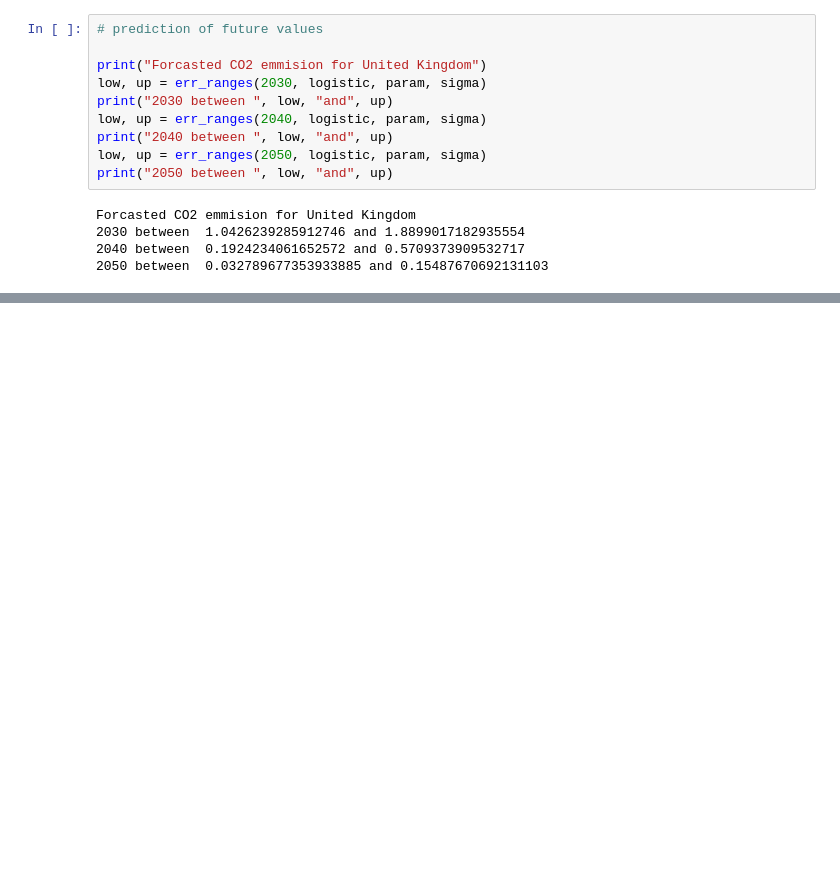
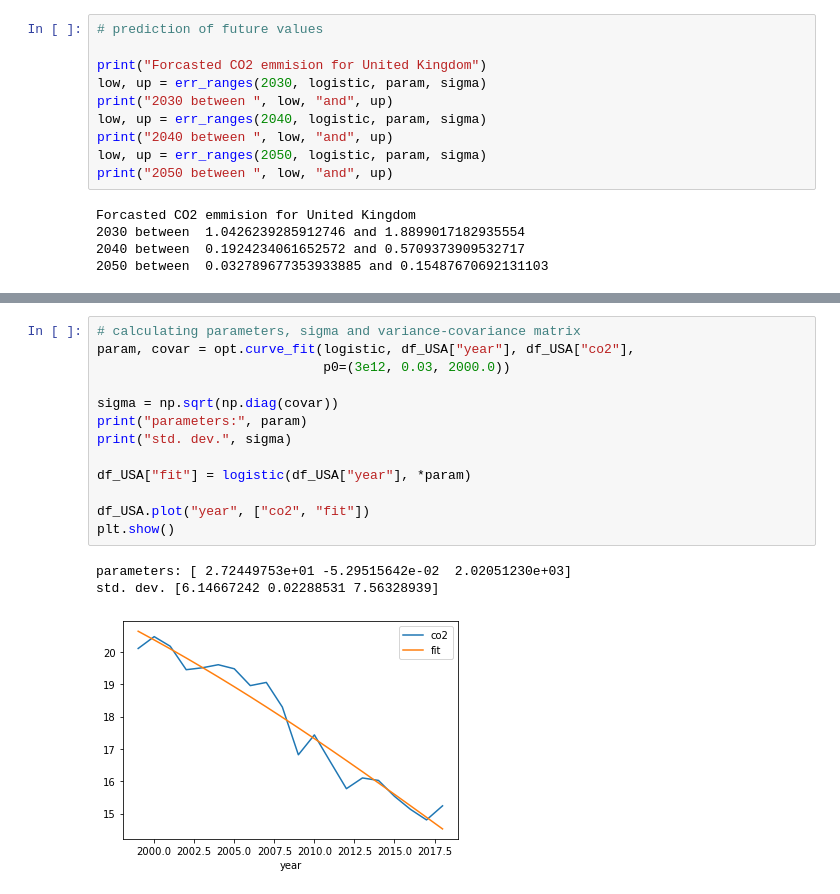
Before and after one commit to aftahee05/ADS1_Assignment3, a Jupyter notebook: Assignment_3.ipynb, the cells around one changed output, grey strips where cells are left out. Saved outputs shown, nothing was run; the diff lists cells and outputs as text; blank space fills up the shorter version.

```diff
--- a/Assignment_3.ipynb
+++ b/Assignment_3.ipynb
@@ -333,0 +351,17 @@ Forcasted CO2 emmision for United Kingdom
+# %%
+# calculating parameters, sigma and variance-covariance matrix
+param, covar = opt.curve_fit(logistic, df_USA["year"], df_USA["co2"],
+                             p0=(3e12, 0.03, 2000.0))
+
+sigma = np.sqrt(np.diag(covar))
+print("parameters:", param)
+print("std. dev.", sigma)
+
+df_USA["fit"] = logistic(df_USA["year"], *param)
+
+df_USA.plot("year", ["co2", "fit"])
+plt.show()
+# %% [output]
+parameters: [ 2.72449753e+01 -5.29515642e-02  2.02051230e+03]
+std. dev. [6.14667242 0.02288531 7.56328939]
+[figure, added]
```
Also changed, not shown: parts of 3 cells of this notebook.
